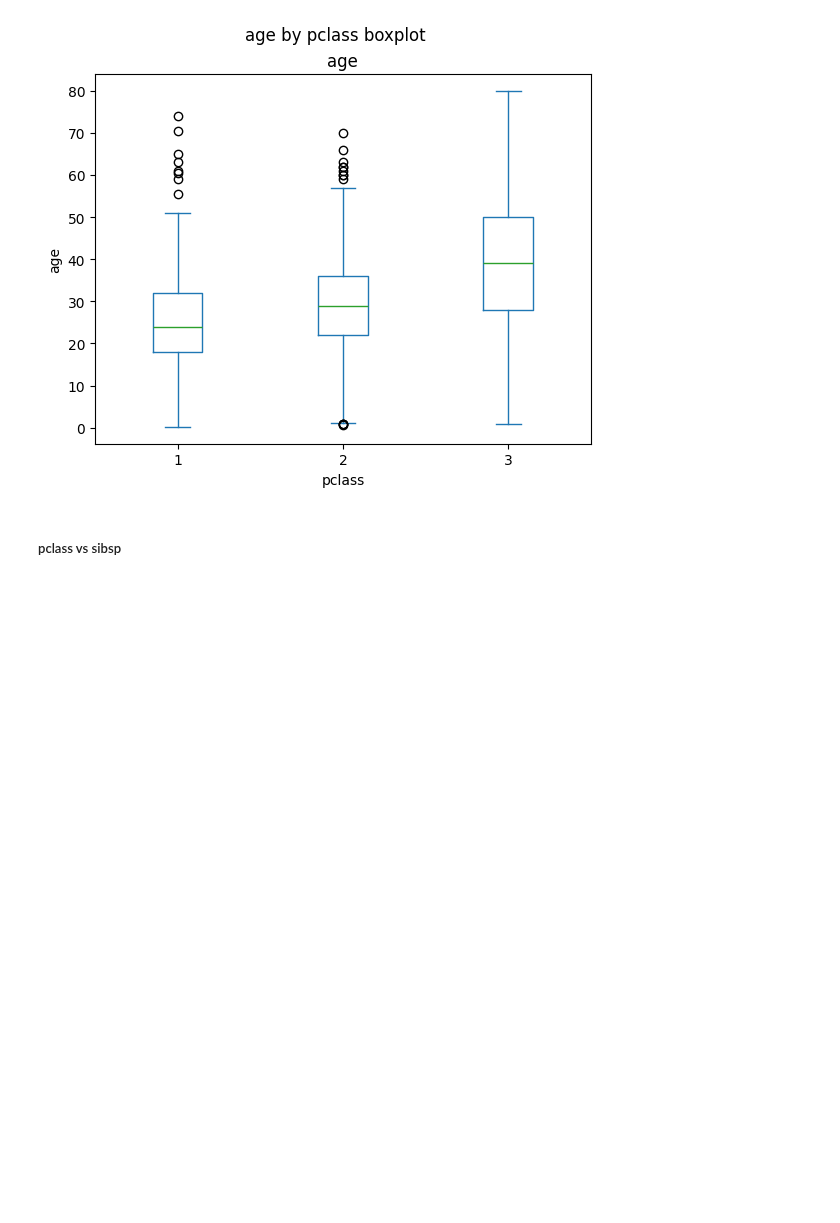
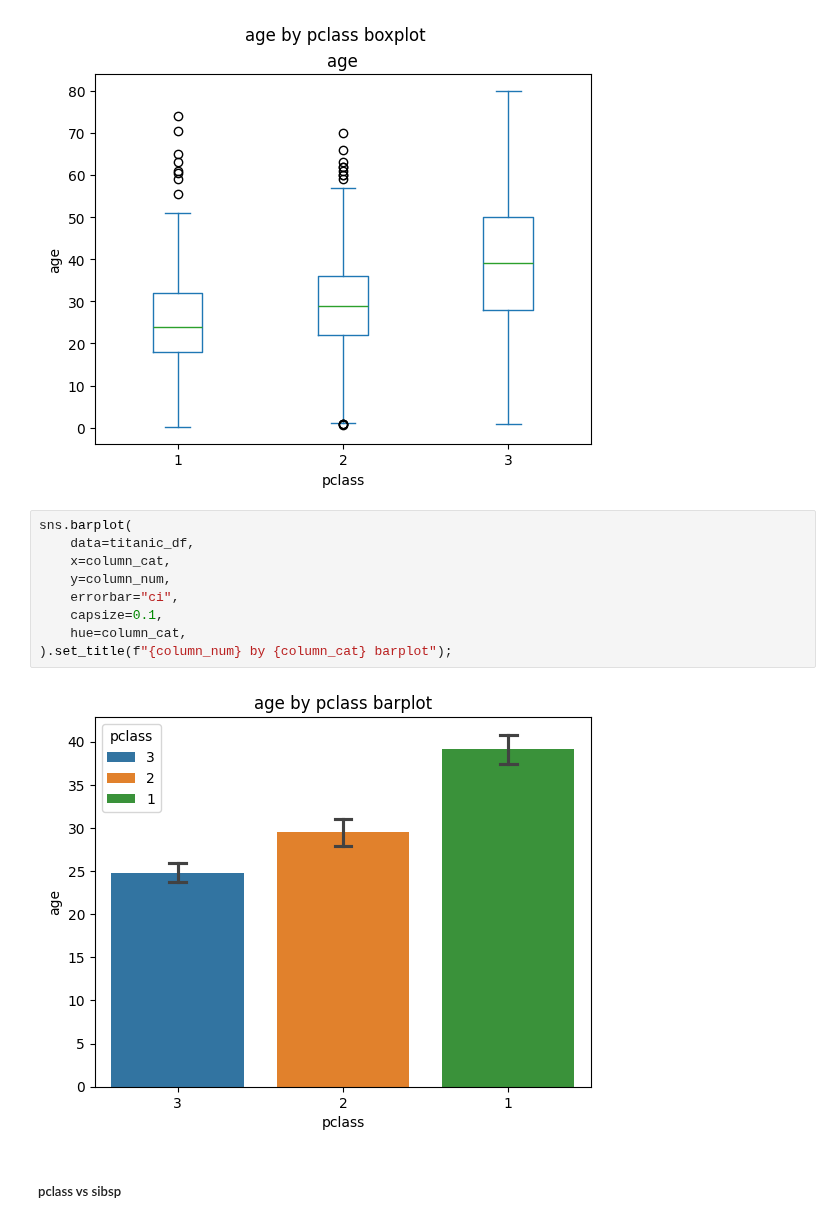
Before and after one commit to JoseRZapata/demo-data-science-template, a Jupyter notebook: notebooks/3-analysis/02-jrz-data_description_Manual-pandas-2024_10_24.ipynb, the cells around one changed output. Cells and saved outputs as stored; diff of their text form; blank space fills up the shorter version.

Commit message:
⚗️ multivariable plots

```diff
--- a/notebooks/3-analysis/02-jrz-data_description_Manual-pandas-2024_10_24.ipynb
+++ b/notebooks/3-analysis/02-jrz-data_description_Manual-pandas-2024_10_24.ipynb
@@ -982,6 +1006,17 @@ titanic_df.plot(
 );
 # %% [output]
 [figure]
+# %%
+sns.barplot(
+    data=titanic_df,
+    x=column_cat,
+    y=column_num,
+    errorbar="ci",
+    capsize=0.1,
+    hue=column_cat,
+).set_title(f"{column_num} by {column_cat} barplot");
+# %% [output]
+[figure, added]
 # %% [markdown]
 ##### pclass vs sibsp
 # %%
```
Also changed, not shown: parts of 27 cells of this notebook.
